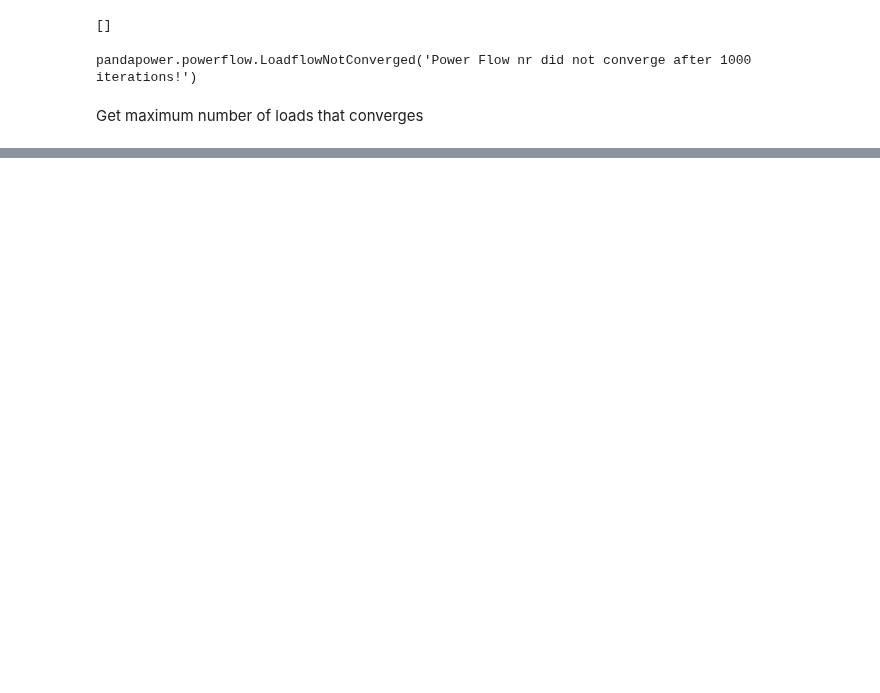
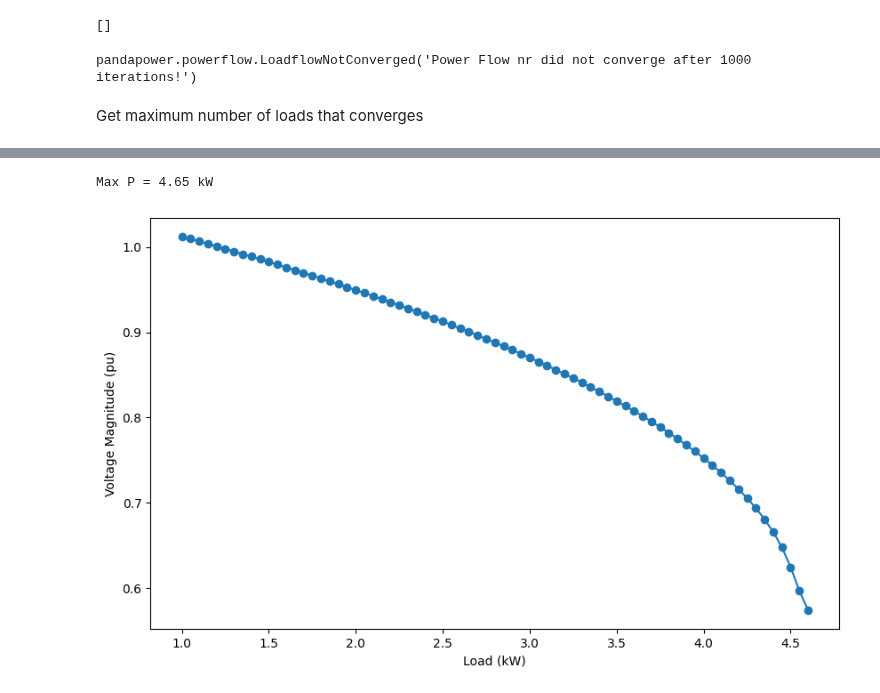
Before and after one commit to antoniovitorvb/IST-thesis-hosting-capacity, a Jupyter notebook: code/power_debug.ipynb, the cells around one changed output, grey strips where cells are left out. Drawn from its saved outputs; the diff is of its cells as text; code cells hidden in the pictures; blank space fills up the shorter version.

```diff
--- a/code/power_debug.ipynb
+++ b/code/power_debug.ipynb
@@ -435,3 +440,22 @@ def hc_violation(net):
         net.res_bus_3ph.vm_b_pu.min() <= 0.95,
         net.res_bus_3ph.vm_c_pu.min() <= 0.95
     ])
+# %%
+farthest_load_net = from_json(os.path.join(data_dir, "farthest_load_network.json"))
+print(farthest_load_net.asymmetric_load.p_a_mw)
+
+inc = 5e-5
+success = True
+vm_pu = pd.DataFrame(columns=['p_a_mw', 'vm_a_pu', 'vm_b_pu', 'vm_c_pu'])
+while success:
+    # print(farthest_load_net.asymmetric_load.p_a_mw)
+    if debug_result(farthest_load_net, init='flat'):
+        new_row = pd.concat([
+            farthest_load_net.asymmetric_load.p_a_mw,
+            farthest_load_net.res_bus_3ph.loc[farthest_load_net.asymmetric_load.bus, ['vm_a_pu', 'vm_b_pu', 'vm_c_pu']].reset_index(drop=True)
+        ], axis=1)
+        vm_pu = pd.concat([vm_pu, new_row], ignore_index=True)
+
+        farthest_load_net.asymmetric_load.p_a_mw += inc
+    else:
+        success = False
@@ -437,0 +484,16 @@ def hc_violation(net):
+# %%
+print(f"Max P = {farthest_load_net.asymmetric_load.p_a_mw[0]*1000:.2f} kW")
+# %% [output]
+Max P = 4.65 kW
+# %%
+import matplotlib.pyplot as plt
+plt.figure(figsize=(10, 6))
+
+plt.plot(vm_pu['p_a_mw']*1000, vm_pu['vm_a_pu'], label='Phase A', marker='o')
+# plt.title('Load (kW) X Voltage Magnitude (pu)')
+plt.xlabel('Load (kW)')
+plt.ylabel('Voltage Magnitude (pu)')
+
+plt.savefig(os.path.join('images', 'farthest_load_X_voltage.png'))
+# %% [output]
+[figure, added]
```
Also changed, not shown: parts of 7 cells of this notebook.
